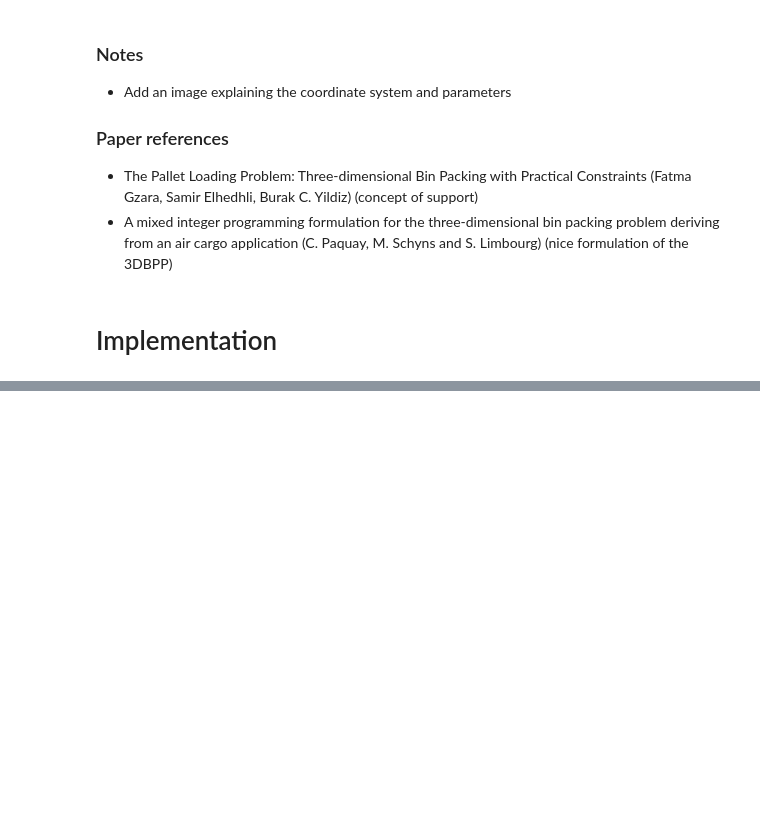
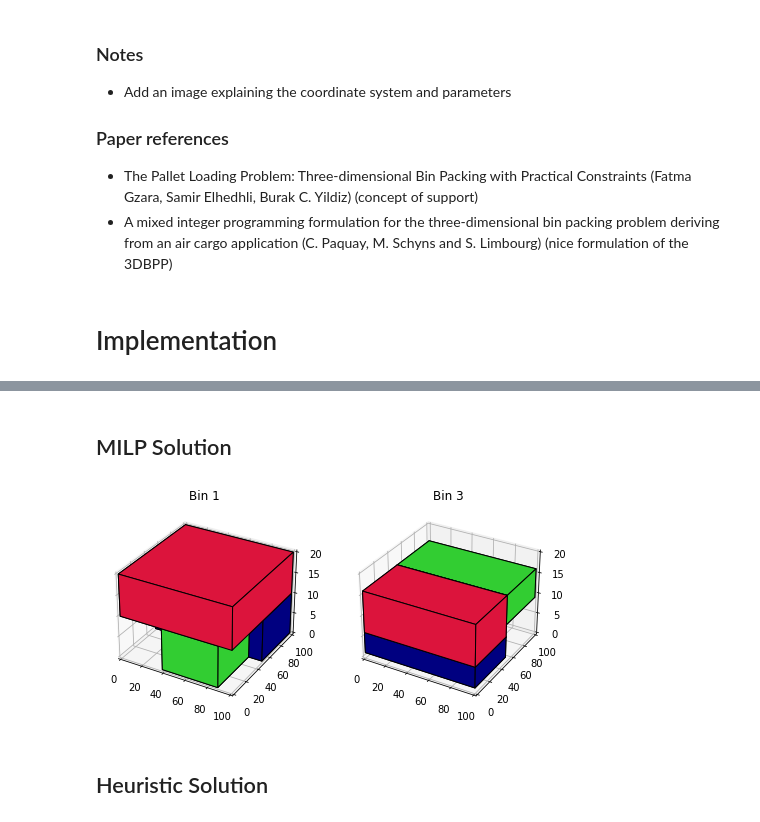
Before and after one commit to artumino/BinPackingThesis, a Jupyter notebook: MILP_Model.ipynb, the cells around one changed output, grey strips where cells are left out. Saved outputs shown, nothing was run; the diff lists cells and outputs as text; code cells hidden in the pictures; blank space fills up the shorter version.

Commit message:
Solved issues in visualization

```diff
--- a/MILP_Model.ipynb
+++ b/MILP_Model.ipynb
@@ -424,0 +286,73 @@ if sol.json()["status"] == "completed":
+# %% [markdown]
+## MILP Solution
+# %%
+import matplotlib.pyplot as plt
+from mpl_toolkits.mplot3d import Axes3D
+from mpl_toolkits.mplot3d.art3d import Poly3DCollection
+
+def getSolutionBox(i):
+    box = boxes[i]
+    return Box(
+        box.id,
+        solution.get_value(x_i[i]),
+        solution.get_value(y_i[i]),
+        solution.get_value(z_i[i]),
+        box.w,
+        box.d,
+        box.h,
+        solution.get_value(r_i[i]),
+        [solution.get_value(v_ij[i][j]) for j in J].index(1))
+
+def cuboid_data(o, size=(1,1,1)):
+    X = [[[0, 1, 0], [0, 0, 0], [1, 0, 0], [1, 1, 0]],
+         [[0, 0, 0], [0, 0, 1], [1, 0, 1], [1, 0, 0]],
+         [[1, 0, 1], [1, 0, 0], [1, 1, 0], [1, 1, 1]],
+         [[0, 0, 1], [0, 0, 0], [0, 1, 0], [0, 1, 1]],
+         [[0, 1, 0], [0, 1, 1], [1, 1, 1], [1, 1, 0]],
+         [[0, 1, 1], [0, 0, 1], [1, 0, 1], [1, 1, 1]]]
+    X = np.array(X).astype(float)
+    for i in range(3):
+        X[:,:,i] *= size[i]
+    X += np.array(o)
+    return X
+
+def getCubeCollection(boxes,colors=None, **kwargs):
+    if not isinstance(colors,(list,np.ndarray)): colors=["C0"]*len(boxes)
+    g = []
+    for box,c in zip(boxes,colors):
+        g.append(cuboid_data((box["x"], box["y"], box["z"]), (box["width"], box["depth"], box["height"])))
+    return Poly3DCollection(np.concatenate(g),
+                            facecolors=np.repeat(colors,6), **kwargs)
+
+def plotBox(box, ax=None,**kwargs):
+    if not isinstance(colors,(list,np.ndarray)): colors=["C0"]*len(positions)
+    # Plotting a cube element at position pos
+    if ax !=None:
+        X, Y, Z = cuboid_data((box["x"], box["y"], box["z"]), (box["width"], box["depth"], box["height"]) )
+        surf = ax.plot_surface(X, Y, Z, rstride=1, cstride=1, **kwargs)
+        surf.patch.set_edgecolor('black')
+        ax.plot_wireframe(X, Y, Z, rstride=1, cstride=1, color="black", **kwargs)
+
+colors = ["crimson","limegreen", "navy"]
+
+if solution.is_solution_optimal():
+    milpBoxes = [getSolutionBox(i).to_dict() for i in I]
+    openedBins = [j for j in J if solution.get_value(u_j[j]) == 1]
+    binPerRows = min(len(openedBins), 4)
+    plotRows = int(len(openedBins)/binPerRows)
+    fig = plt.figure(figsize=plt.figaspect(plotRows/binPerRows))
+    idx = 0
+    for bin in openedBins:
+        idx += 1
+        ax = fig.add_subplot(plotRows, binPerRows, idx, projection='3d')
+        ax.set_title("Bin " + str(bin))
+        ax.set_zlim(0, H)
+        ax.set_ylim(0, D)
+        ax.set_xlim(0, W)
+        ax.add_collection3d(getCubeCollection([box for box in milpBoxes if box["bin"] == bin], colors=colors, edgecolor="k"))
+else:
+    print("Infeasible")
+# %% [output]
+[figure, added]
+# %% [markdown]
+## Heuristic Solution
```
Also changed, not shown: parts of 7 cells of this notebook.
